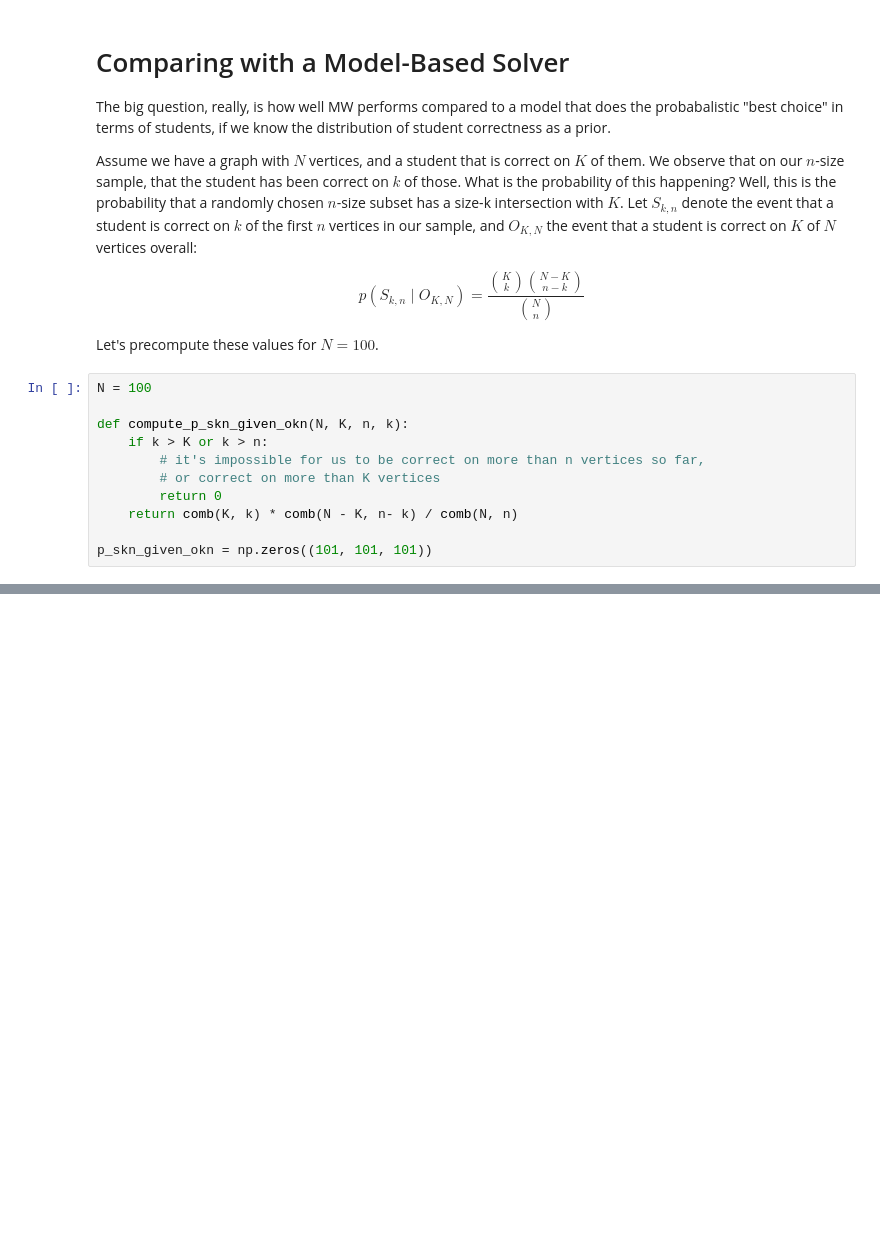
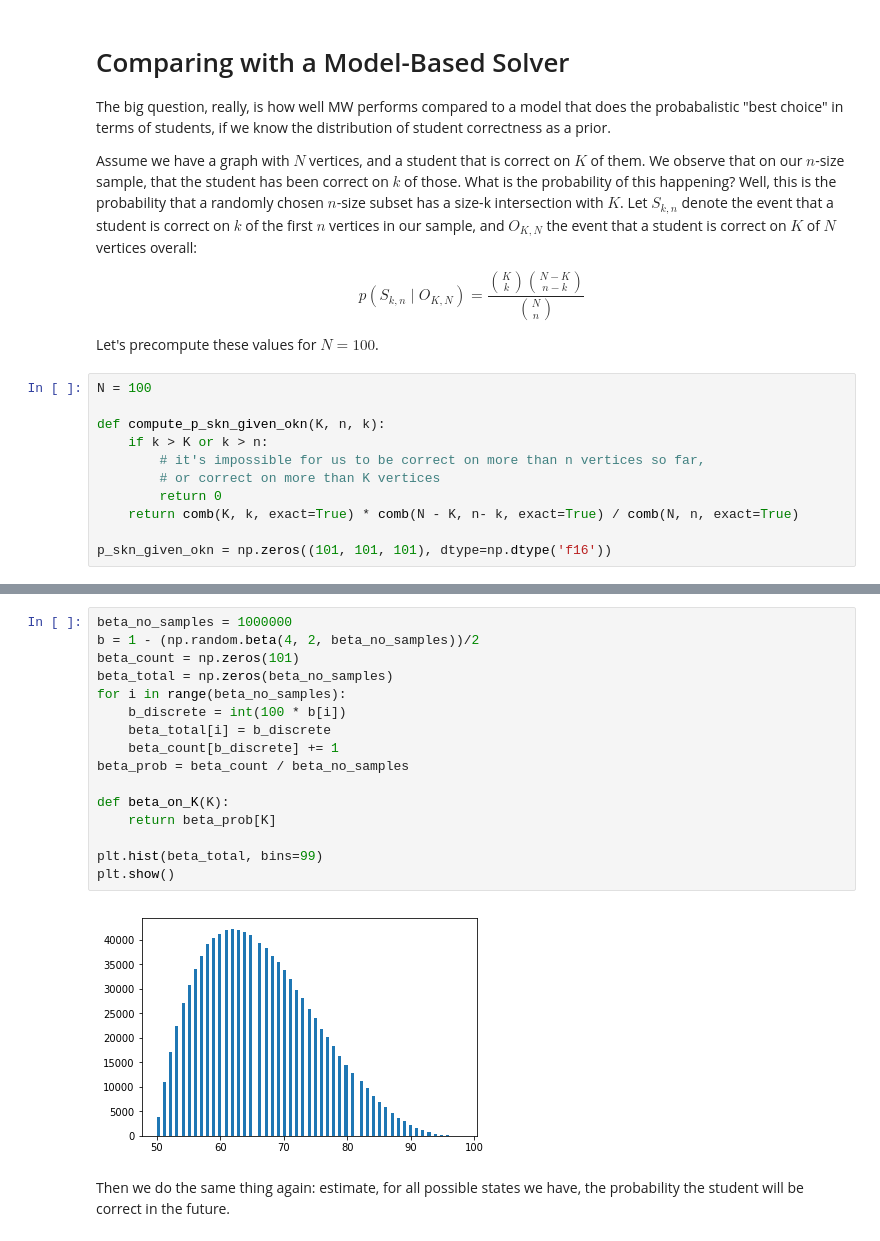
Before and after one commit to maxov/170-project-analysis, a Jupyter notebook: project-analysis.ipynb, the cells around one changed output, grey strips where cells are left out. Drawn from its saved outputs; the diff is of its cells as text; blank space fills up the shorter version.

Commit message:
Generic model-based solver for beta distribution

```diff
--- a/project-analysis.ipynb
+++ b/project-analysis.ipynb
@@ -251,14 +251,14 @@ Let's precompute these values for $N = 100$.
 # %%
 N = 100
 
-def compute_p_skn_given_okn(N, K, n, k):
+def compute_p_skn_given_okn(K, n, k):
     if k > K or k > n:
         # it's impossible for us to be correct on more than n vertices so far,
         # or correct on more than K vertices
         return 0
-    return comb(K, k) * comb(N - K, n- k) / comb(N, n)
+    return comb(K, k, exact=True) * comb(N - K, n- k, exact=True) / comb(N, n, exact=True)
 
-p_skn_given_okn = np.zeros((101, 101, 101))
+p_skn_given_okn = np.zeros((101, 101, 101), dtype=np.dtype('f16'))
 # %%
 # takes a while to run
 for K in range(0, N+1):
@@ -286,0 +345,20 @@ $$p(C \mid S_{k, n}) = \frac{p(C \mid S_{k, n}, O_{K, N}) p(O_{k, n})}{3}$$
+# %%
+beta_no_samples = 1000000
+b = 1 - (np.random.beta(4, 2, beta_no_samples))/2
+beta_count = np.zeros(101)
+beta_total = np.zeros(beta_no_samples)
+for i in range(beta_no_samples):
+    b_discrete = int(100 * b[i])
+    beta_total[i] = b_discrete
+    beta_count[b_discrete] += 1
+beta_prob = beta_count / beta_no_samples
+
+def beta_on_K(K):
+    return beta_prob[K]
+
+plt.hist(beta_total, bins=99)
+plt.show()
+# %% [output]
+[figure, added]
+# %% [markdown]
+Then we do the same thing again: estimate, for all possible states we have, the probability the student will be correct in the future.
```
Also changed, not shown: parts of 13 cells of this notebook.
